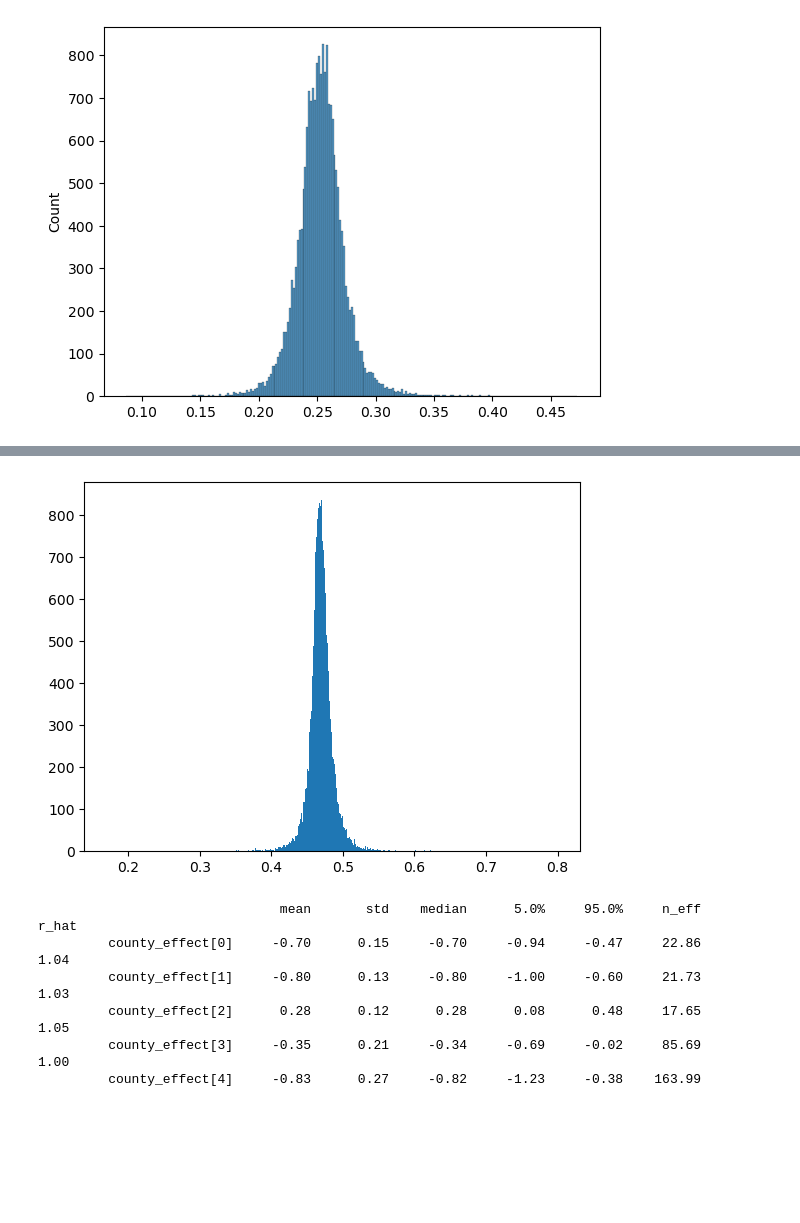
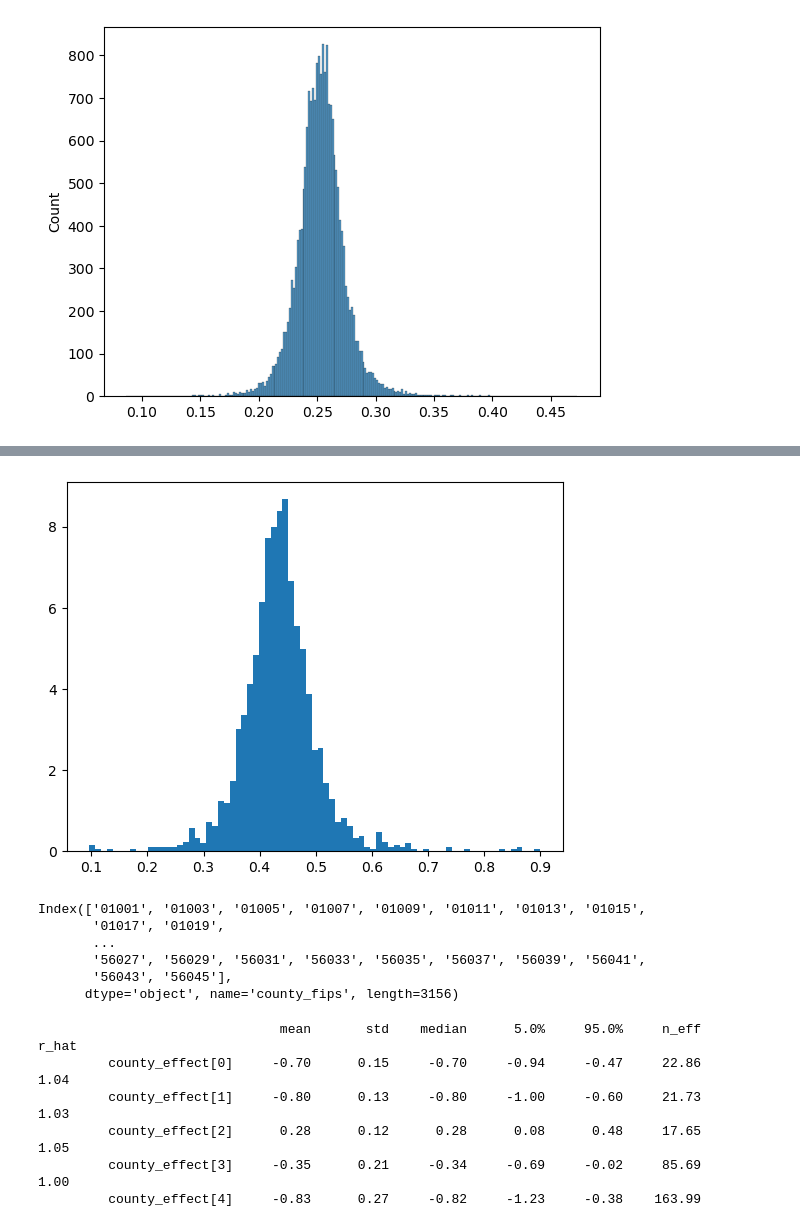
Before and after one commit to Daniel-Packer/vote-counts, a Jupyter notebook: notebooks/president_results_longer.ipynb, the cells around one changed output, grey strips where cells are left out. Saved outputs shown, nothing was run; the diff lists cells and outputs as text; code cells hidden in the pictures; blank space fills up the shorter version.

Commit message:
added best estimate, model 7

```diff
--- a/notebooks/president_results_longer.ipynb
+++ b/notebooks/president_results_longer.ipynb
@@ -431,7 +444,22 @@ KeyboardInterrupt:
+# %%
+
+posterior_predictive7 = Predictive(model7, samples7)
+posterior_samples7 = posterior_predictive7(rngs[4], X, len(Ys))
 # %%
 i = 2
 posterior_probs = jax.scipy.special.expit(posterior_samples7["Ys"][:, i, -1])
-plt.hist(posterior_probs, bins="auto")
+plt.hist(posterior_probs, bins="auto", density=True)
 plt.show()
 # %% [output]
-[figure, old version]
+[figure, new version]
+# %%
+Ys = posterior_samples7["Ys"]
+probs = jax.vmap(lambda data : jax.scipy.stats.gaussian_kde(jax.scipy.special.expit(data))(0.5))(Ys[:, :, -1].swapaxes(0, 1)).flatten()
+probs
+# %% [output]
+Index(['01001', '01003', '01005', '01007', '01009', '01011', '01013', '01015',
+       '01017', '01019',
+       ...
+       '56027', '56029', '56031', '56033', '56035', '56037', '56039', '56041',
+       '56043', '56045'],
+      dtype='object', name='county_fips', length=3156)
```
Also changed, not shown: parts of 4 cells of this notebook, 1 other file.
